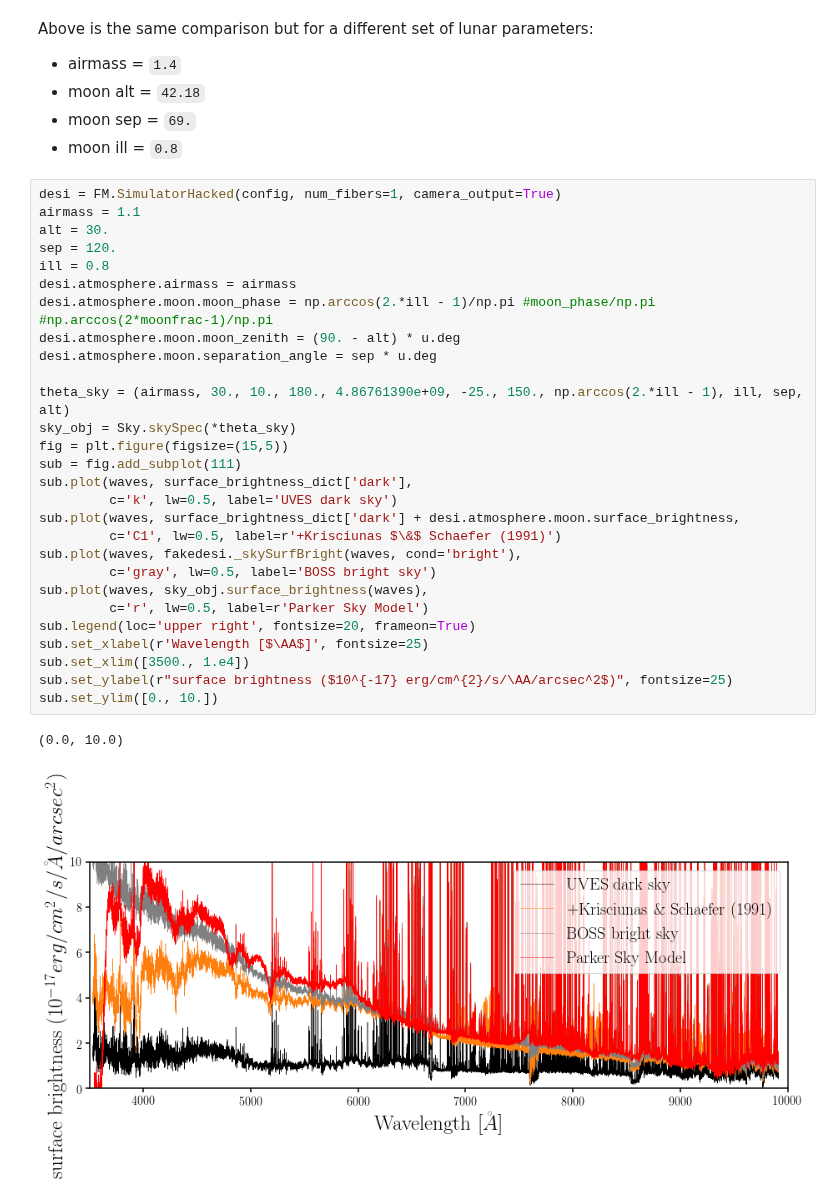
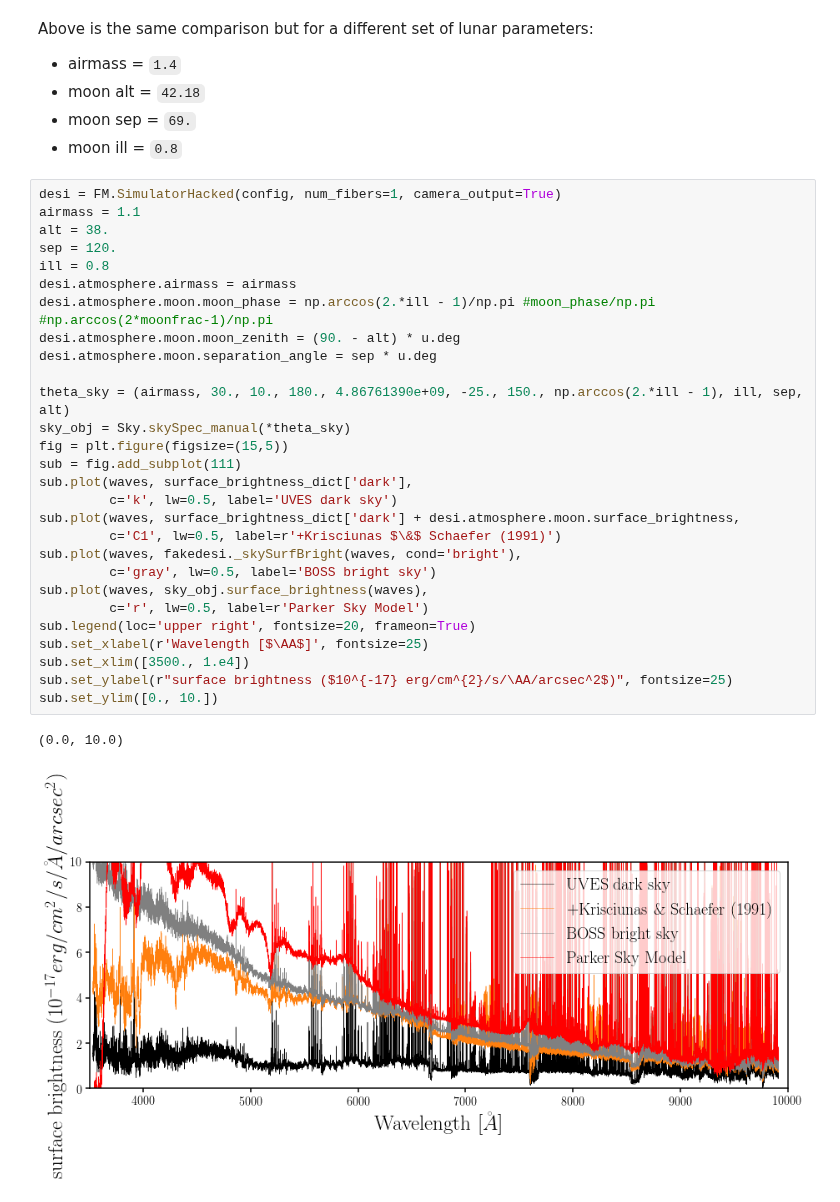
Before and after one commit to desi-bgs/feasiBGS, a Jupyter notebook: notebook/local_skymodel_new.ipynb, the cells around one changed output. Cells and saved outputs as stored; diff of their text form.

```diff
--- a/notebook/local_skymodel_new.ipynb
+++ b/notebook/local_skymodel_new.ipynb
@@ -183,32 +183,32 @@ Above is the same comparison but for a different set of lunar parameters:
 # %%
 desi = FM.SimulatorHacked(config, num_fibers=1, camera_output=True)
 airmass = 1.1
-alt = 30.
+alt = 38.
 sep = 120.
 ill = 0.8
 desi.atmosphere.airmass = airmass
 desi.atmosphere.moon.moon_phase = np.arccos(2.*ill - 1)/np.pi #moon_phase/np.pi #np.arccos(2*moonfrac-1)/np.pi
 desi.atmosphere.moon.moon_zenith = (90. - alt) * u.deg
 desi.atmosphere.moon.separation_angle = sep * u.deg
 
 theta_sky = (airmass, 30., 10., 180., 4.86761390e+09, -25., 150., np.arccos(2.*ill - 1), ill, sep, alt)
-sky_obj = Sky.skySpec(*theta_sky)
+sky_obj = Sky.skySpec_manual(*theta_sky)
 fig = plt.figure(figsize=(15,5))
 sub = fig.add_subplot(111)
 sub.plot(waves, surface_brightness_dict['dark'],
          c='k', lw=0.5, label='UVES dark sky')
 sub.plot(waves, surface_brightness_dict['dark'] + desi.atmosphere.moon.surface_brightness,
          c='C1', lw=0.5, label=r'+Krisciunas $\&$ Schaefer (1991)')
 sub.plot(waves, fakedesi._skySurfBright(waves, cond='bright'),
          c='gray', lw=0.5, label='BOSS bright sky')
 sub.plot(waves, sky_obj.surface_brightness(waves),
          c='r', lw=0.5, label=r'Parker Sky Model')
 sub.legend(loc='upper right', fontsize=20, frameon=True)
 sub.set_xlabel(r'Wavelength [$\AA$]', fontsize=25)
 sub.set_xlim([3500., 1.e4])
 sub.set_ylabel(r"surface brightness ($10^{-17} erg/cm^{2}/s/\AA/arcsec^2$)", fontsize=25)
 sub.set_ylim([0., 10.])
 # %% [output]
 (0.0, 10.0)
-[figure, old version]
+[figure, new version]
 # %% [markdown]
```
Also changed, not shown: parts of 5 cells of this notebook, 3 other files.
